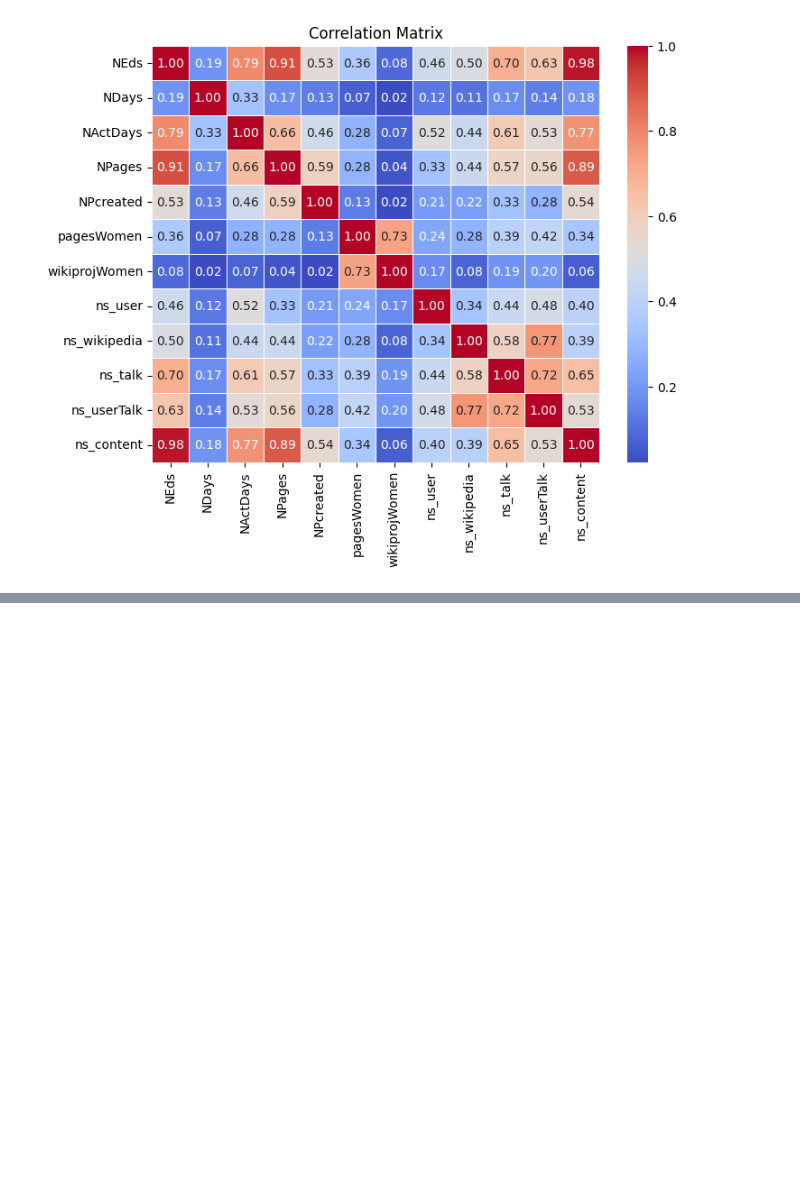
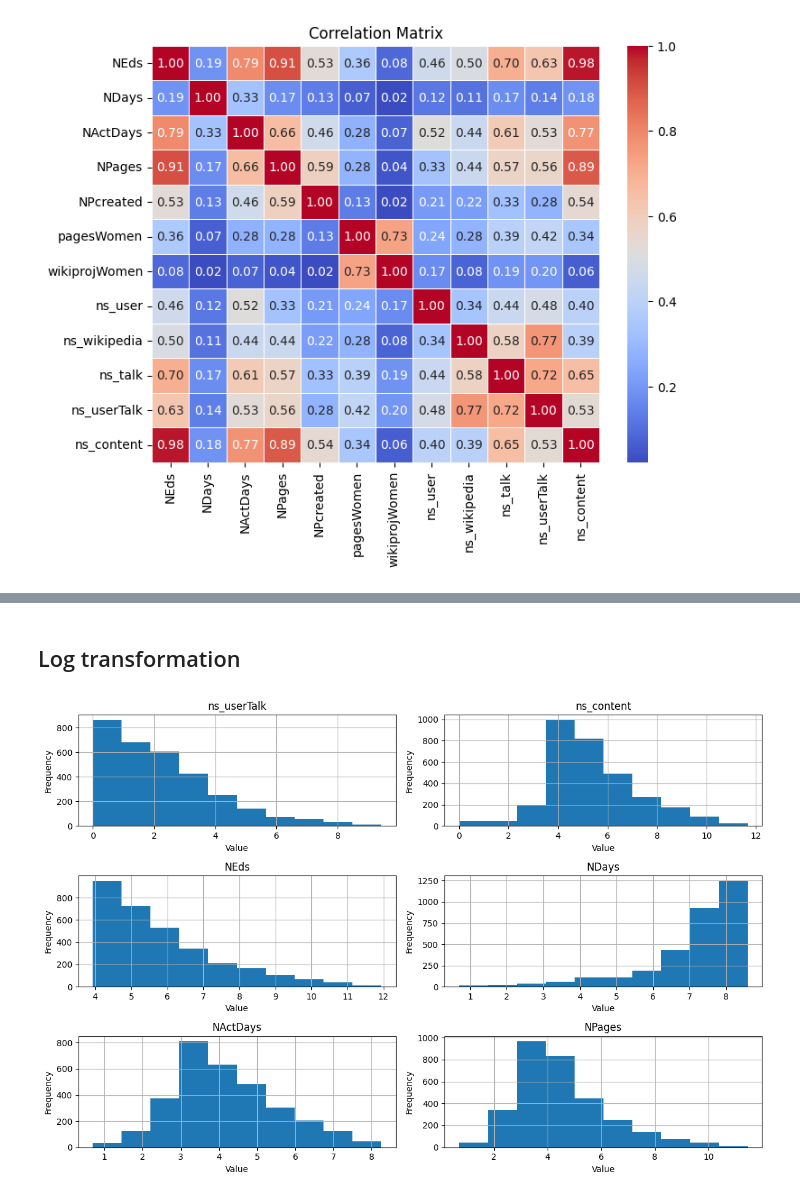
Before and after one commit to Yoshua-M/wiki_gender_gap, a Jupyter notebook: lab/EDA_gender_gap.ipynb, the cells around one changed output, grey strips where cells are left out. Cells and saved outputs as stored; diff of their text form; code cells hidden in the pictures; blank space fills up the shorter version.

```diff
--- a/lab/EDA_gender_gap.ipynb
+++ b/lab/EDA_gender_gap.ipynb
@@ -202,0 +303,11 @@ plt.show()
+# %% [markdown]
+## Log transformation
+# %%
+import numpy as np
+
+# Apply log transformation to positive-valued features
+log_features = df[numeric_features].apply(lambda x: np.log(x + 1))
+# %%
+plot_feature_histogram(numeric_features1, log_features)
+# %% [output]
+[figure, added]
```
Also changed, not shown: parts of 26 cells of this notebook, 3 other files.
